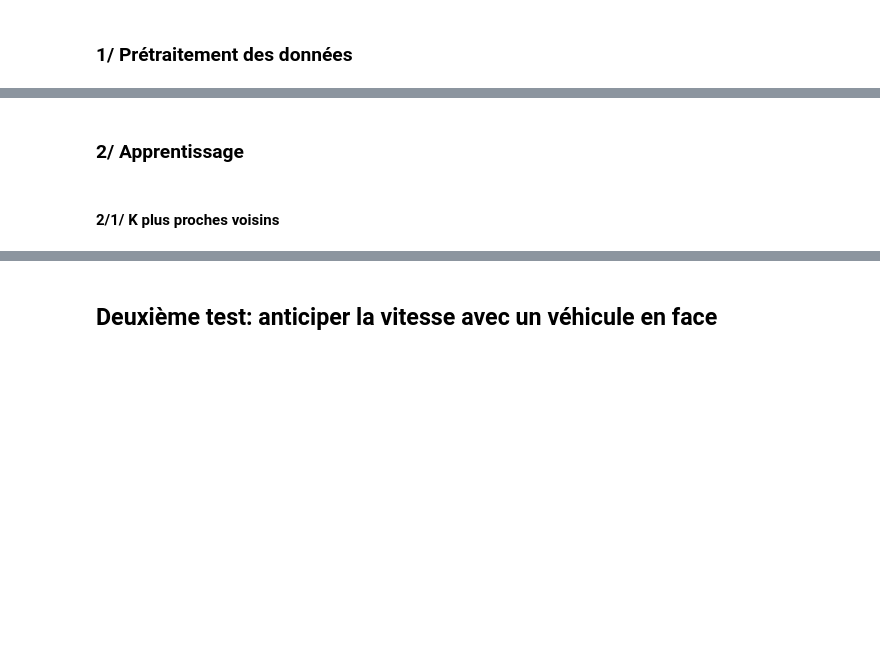
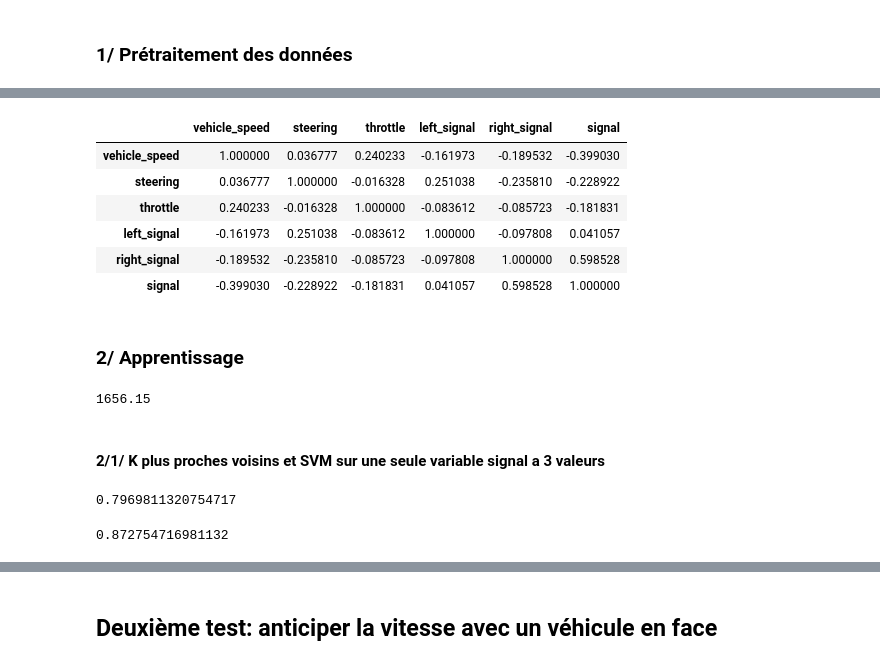
Before and after one commit to AlexandreFiche/machine_learning_for_autonomous_driving, a Jupyter notebook: nuscenes_decouverte.ipynb, the cells around one changed output, grey strips where cells are left out. Saved outputs shown, nothing was run; the diff lists cells and outputs as text; code cells hidden in the pictures; blank space fills up the shorter version.

```diff
--- a/nuscenes_decouverte.ipynb
+++ b/nuscenes_decouverte.ipynb
@@ -3,17 +12,8 @@
 # %%
-%matplotlib inline
-
-from nuscenes.nuscenes import NuScenes
-from nuscenes.can_bus.can_bus_api import NuScenesCanBus
-
-import pandas as pd
-import numpy as np
-import matplotlib.pyplot as plt
-
 # data/sets/nuscenes
 # D:\Utilisateurs\Alexandre\Repertoire_D\nuscenes\v1 0-trainval01
 
-nusc = NuScenes(version='v1.0-mini', dataroot='data/sets/nuscenes')
-nusc_can = NuScenesCanBus(dataroot='data/sets/nuscenes')
+#nusc = NuScenes(version='v1.0-mini', dataroot='../data/sets/nuscenes')
+nusc = NuScenes(version='v1.0-trainval', dataroot='D:/Utilisateurs/Alexandre/Repertoire_D/nuscenes/v1.0-trainval01')
 
-#nusc2 = NuScenes(version='v1.0-trainval', dataroot='D:/Utilisateurs/Alexandre/Repertoire_D/nuscenes/v1.0-trainval01')
+nusc_can = NuScenesCanBus(dataroot='../data/sets/nuscenes')
@@ -78,8 +144,7 @@ print( "%s" in all_scene)
 # %%
 tab = []
-for s in all_scene[:300]:
-    #print(s)
-    if s not in blacklist:
+for s in all_scene:
+    if s not in blacklist and s not in ["scene-0419","scene-0420"] :
         dic_scene = nusc_can.get_messages(s,'vehicle_monitor')
         features = ["vehicle_speed","steering","throttle","left_signal","right_signal"]
         df_scene = pd.DataFrame.from_dict(dic_scene)[features]
@@ -94,4 +159,5 @@ for s in all_scene[:300]:
         tab += [new_df]
 
 df_total = pd.concat(tab)
+print(len(all_scene))
 print(df_total)
@@ -98,3 +180,13 @@ print(df_total)
+# %%
+df_total.corr()
+# %% [output]
+|  | vehicle_speed | steering | throttle | left_signal | right_signal | signal |
+| vehicle_speed | 1.000000 | 0.036777 | 0.240233 | -0.161973 | -0.189532 | -0.399030 |
+| steering | 0.036777 | 1.000000 | -0.016328 | 0.251038 | -0.235810 | -0.228922 |
+| throttle | 0.240233 | -0.016328 | 1.000000 | -0.083612 | -0.085723 | -0.181831 |
+| left_signal | -0.161973 | 0.251038 | -0.083612 | 1.000000 | -0.097808 | 0.041057 |
+| right_signal | -0.189532 | -0.235810 | -0.085723 | -0.097808 | 1.000000 | 0.598528 |
+| signal | -0.399030 | -0.228922 | -0.181831 | 0.041057 | 0.598528 | 1.000000 |
 # %% [markdown]
 ### 2/ Apprentissage
 # %%
@@ -105,11 +198,21 @@ import random
 features = ["vehicle_speed","steering","throttle"]
 X = df_total[features]
 y = df_total["signal"]
+print(len(X)/20)
 X_train, X_test, y_train, y_test = train_test_split(X,y, test_size = 0.2, random_state = 1)
+# %% [output]
+1656.15
 # %% [markdown]
-#### 2/1/ K plus proches voisins
+#### 2/1/ K plus proches voisins et SVM sur une seule variable signal a 3 valeurs
 # %%
 model = neighbors.KNeighborsClassifier()
 model.fit(X_train,y_train)
-model.score(X_test,y_test)
+print(model.score(X_test,y_test))
+
+model2 = RandomForestClassifier(n_estimators=100,random_state = 42)
+model2.fit(X_train,y_train)
+model2.score(X_test,y_test)
+# %% [output]
+0.7969811320754717
+0.872754716981132
 # %% [markdown]
```
Also changed, not shown: parts of 19 cells of this notebook.
